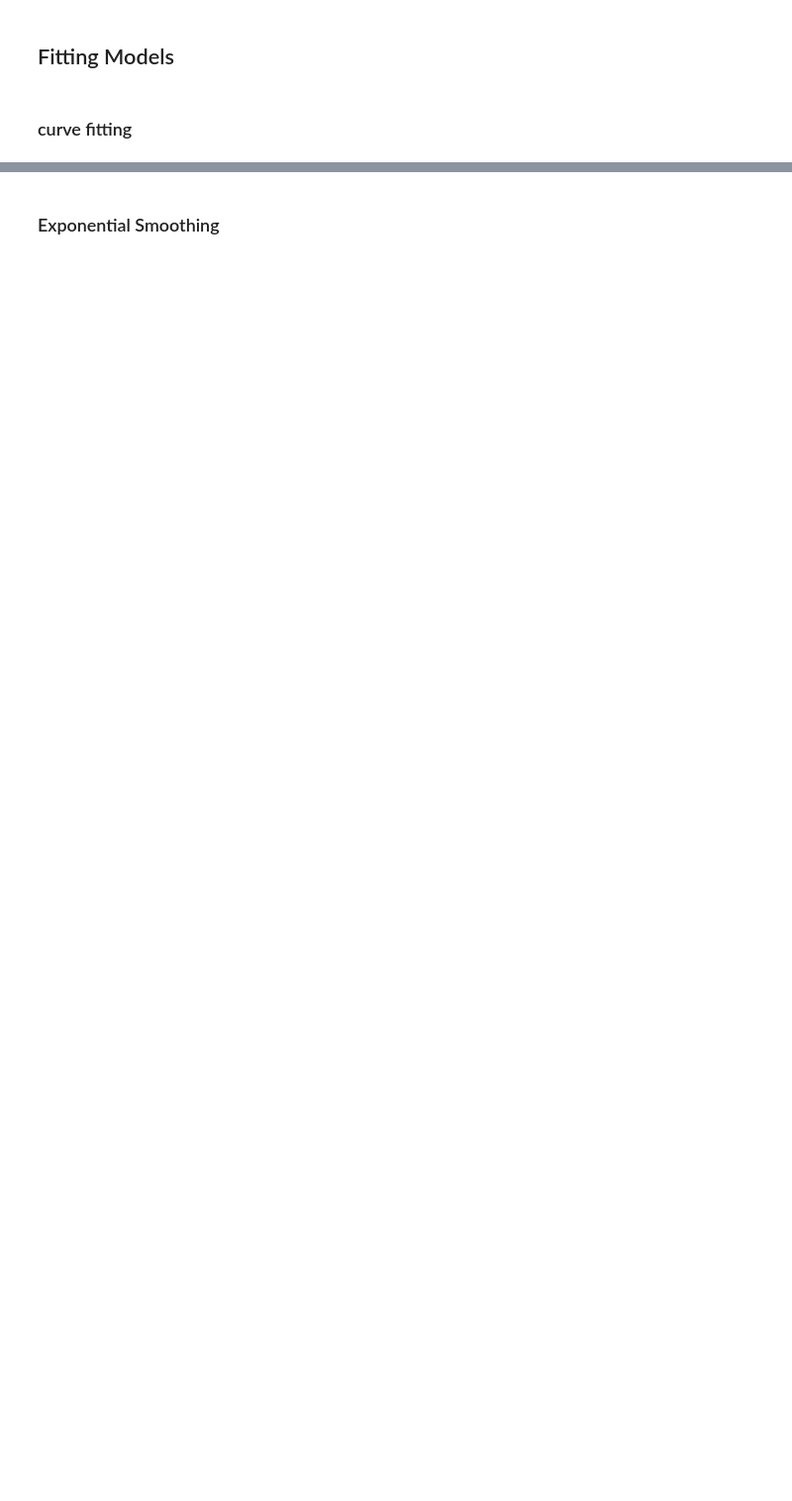
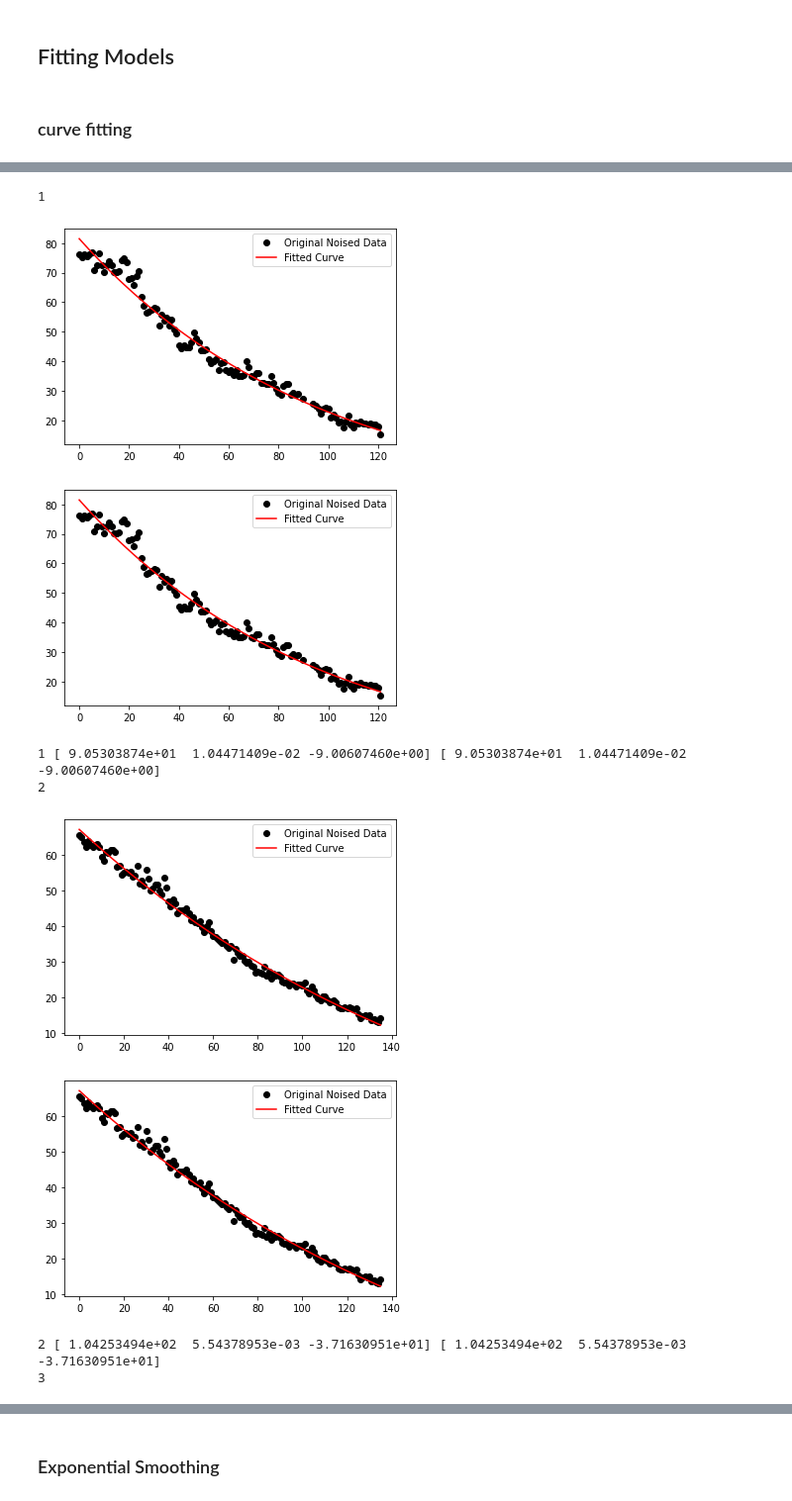
Before and after one commit to yuyouyou032/ph11, a Jupyter notebook: data/analysis.ipynb, the cells around one changed output, grey strips where cells are left out. Shown: that part at 99% size. Drawn from its saved outputs; the diff is of its cells as text; code cells hidden in the pictures; blank space fills up the shorter version.

```diff
--- a/data/analysis.ipynb
+++ b/data/analysis.ipynb
@@ -482,5 +449,3 @@ def produce_best_fit(dataset, func):
 
 
     return popt, pcov
-# %%
-produce_best_fit(exp14_pm10_posA, func)
@@ -493,2 +451,0 @@ produce_best_fit(exp14_pm10_posA, func)
-# %%
-produce_best_fit(exp10_pm10_posA, func)
@@ -505,2 +451,0 @@ Series([], Name: value, dtype: float64)
-# %%
-produce_best_fit(exp1_pm10_posC, func)
@@ -516,0 +461,3 @@ AttributeError: time_col='time_col' is not present.
+# %%
+i = exp3_pm25_posA
+i[5::]
@@ -516,0 +478,40 @@ AttributeError: time_col='time_col' is not present.
+# %%
+count = 0
+a = []
+b = []
+c = []
+a1 = []
+b1 = []
+c1 = []
+
+for i in [exp1_pm25_posC, exp2_pm25_posC, exp3_pm25_posC, exp4_pm25_posC, exp5_pm25_posC, exp6_pm25_posC, exp7_pm25_posC, exp8_pm25_posC, exp9_pm25_posC, exp10_pm25_posC, exp11_pm25_posC, exp12_pm25_posC, exp13_pm25_posC, exp14_pm25_posC]:
+    count += 1
+    try:
+        print(count)
+        if count == 3:
+            r = produce_best_fit(i[5::], func)[0]
+            r2 = produce_best_fit(i[5::][i.value<=90], func)[0]
+        else:
+            r = produce_best_fit(i[0::], func)[0]
+            r2 = produce_best_fit(i[i.value<=95], func)[0]
+    except:
+        r = [1, 1, 1]
+        r2 = [1, 1, 1]
+    print(count, r, r2)
+
+    a.append(r[0])
+    b.append(r[1])
+    c.append(r[2])
+    a1.append(r2[0])
+    b1.append(r2[1])
+    c1.append(r2[2])
+# %% [output]
+1
+[figure, added]
+[figure, added]
+1 [ 9.05303874e+01  1.04471409e-02 -9.00607460e+00] [ 9.05303874e+01  1.04471409e-02 -9.00607460e+00]
+2
+[figure, added]
+[figure, added]
+2 [ 1.04253494e+02  5.54378953e-03 -3.71630951e+01] [ 1.04253494e+02  5.54378953e-03 -3.71630951e+01]
+3
```
Also changed, not shown: parts of 29 cells of this notebook, 2 other files.
